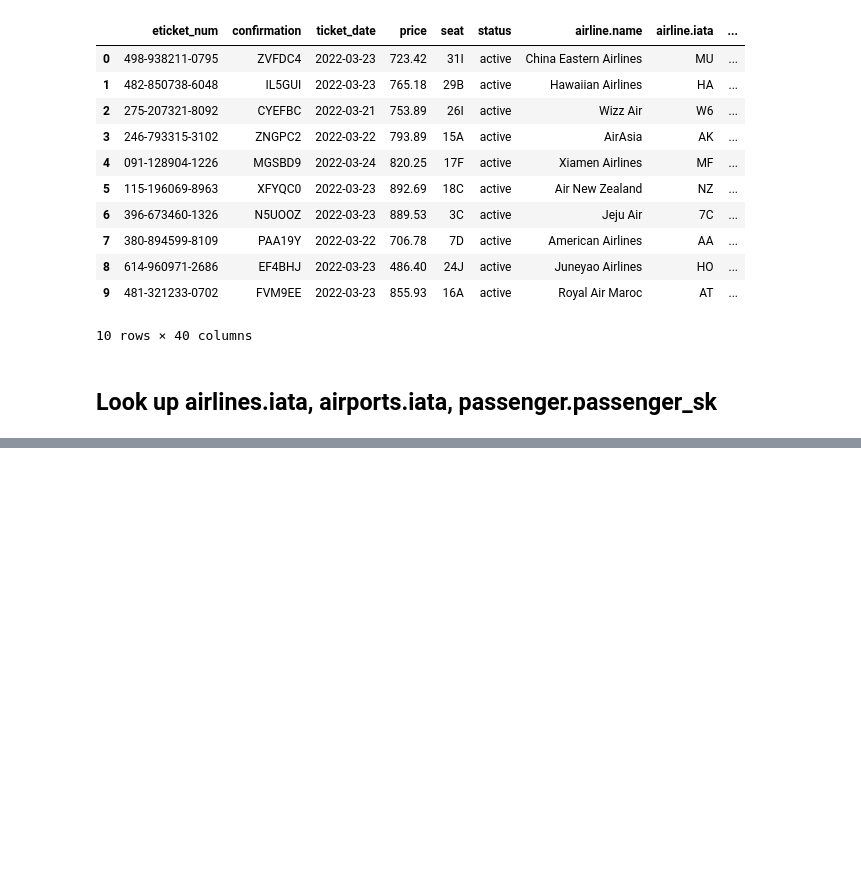
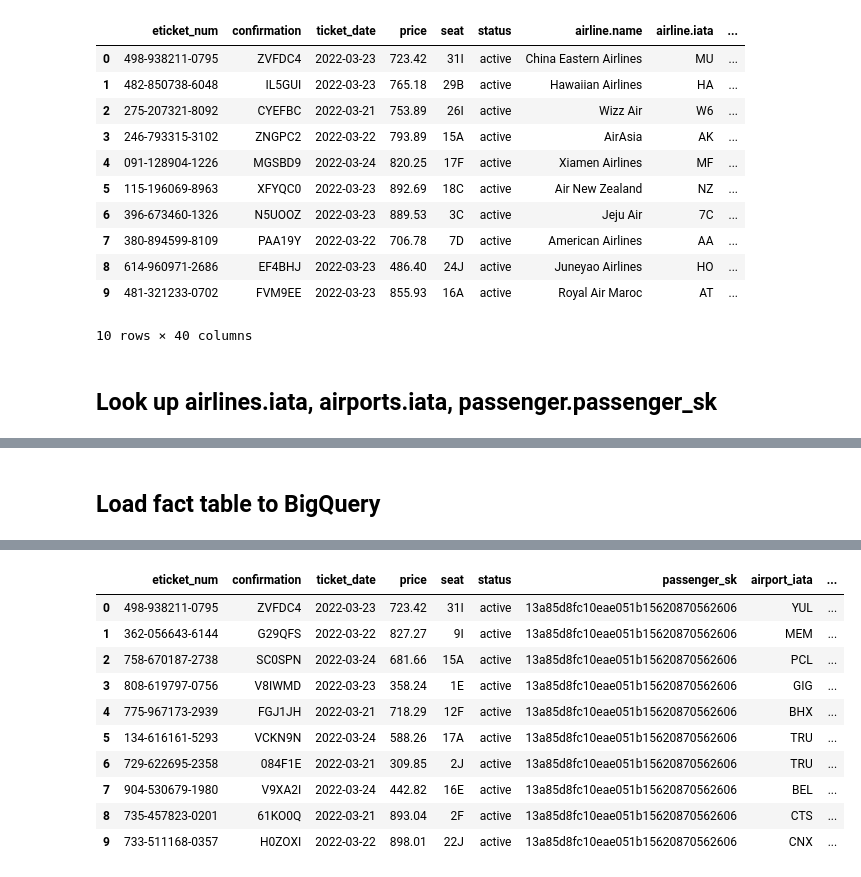
Before and after one commit to ChloeL6/data-modeling, a Jupyter notebook: load_facts.ipynb, the cells around one changed output, grey strips where cells are left out. Saved outputs shown, nothing was run; the diff lists cells and outputs as text; code cells hidden in the pictures; blank space fills up the shorter version.

```diff
--- a/load_facts.ipynb
+++ b/load_facts.ipynb
@@ -24,13 +24,13 @@ DEFAULT_TICKETS_FILE = os.path.join(DATA_DIR, "tickets.json")
 # **** TABLE SCHEMAS ****
 
 TABLE_METADATA = {
-    'receipts': {
-        'table_name': 'receipts',
+    'ticket_info': {
+        'table_name': 'ticket_info',
         'schema': [
             # indexes are written if only named in the schema
             bigquery.SchemaField('eticket_num', 'string', mode='REQUIRED', max_length=128),
             bigquery.SchemaField('confirmation', 'string', mode='REQUIRED'),
-            bigquery.SchemaField('ticket_date', 'date', mode='REQUIRED'),
+            bigquery.SchemaField('ticket_date', 'string', mode='REQUIRED'),
             bigquery.SchemaField('price', 'float', mode='REQUIRED'),
             bigquery.SchemaField('seat', 'string', mode='REQUIRED'),
             bigquery.SchemaField('status', 'string', mode='REQUIRED'),
@@ -183,0 +196,51 @@ display(df.head(10))
+# %% [markdown]
+## Load fact table to BigQuery
+# %%
+# *** generic load function ***
+def load_table(
+    df: pd.DataFrame,
+    client: bigquery.Client,
+    table_name: str,
+    schema: List[bigquery.SchemaField],
+    create_disposition: str = 'CREATE_IF_NEEDED',
+    write_disposition: str = 'WRITE_TRUNCATE'
+    ) -> None:
+    """load dataframe into bigquery table
+
+    Args:
+        df (pd.DataFrame): dataframe to load
+        client (bigquery.Client): bigquery client
+        table_name (str): full table name including project and dataset id
+        schema (List[bigquery.SchemaField]): table schema with data types
+        create_disposition (str, optional): create table disposition. Defaults to 'CREATE_IF_NEEDED'.
+        write_disposition (str, optional): overwrite table disposition. Defaults to 'WRITE_TRUNCATE'.
+    """
+    # *** run some checks ***
+    # test table name to be full table name including project and dataset name. It must contain to dots
+    assert len(table_name.split('.')) == 3, f"Table name must be a full bigquery table name including project and dataset id: '{table_name}'"
+    # setup bigquery load job:
+    #  create table if needed, replace rows, define the table schema
+    job_config = bigquery.LoadJobConfig(
+        create_disposition=create_disposition,
+        write_disposition=write_disposition,
+        schema=schema
+    )
+    logger.info(f"loading table: '{table_name}'")
+    job = client.load_table_from_dataframe(df, destination=table_name, job_config=job_config)
+    job.result()        # wait for the job to finish
+    # get the resulting table
+    table = client.get_table(table_name)
+    logger.info(f"loaded {table.num_rows} rows into {table.full_table_id}")
+
+
+
+
+# get unique tickets
+tickets = df[['eticket_num', 'confirmation', 'ticket_date', 'price', 'seat', 'status', 'passenger_sk', 'airport_iata', 'airline_iata']].drop_duplicates(keep='first')
+logger.info(f"Preparing {len(tickets.index)} unique tickets to load to bigquery")
+display(tickets.head(n=10))
+# load to bigquery
+table_name = f"{PROJECT_NAME}.{DATASET_NAME}.{TABLE_METADATA['ticket_info']['table_name']}"
+schema = TABLE_METADATA['ticket_info']['schema']
+load_table(tickets, client, table_name, schema)
+# %% [output]
@@ -183,0 +248,11 @@ display(df.head(10))
+|  | eticket_num | confirmation | ticket_date | price | seat | status | passenger_sk | airport_iata | ... |
+| 0 | 498-938211-0795 | ZVFDC4 | 2022-03-23 | 723.42 | 31I | active | 13a85d8fc10eae051b15620870562606 | YUL | ... |
+| 1 | 362-056643-6144 | G29QFS | 2022-03-22 | 827.27 | 9I | active | 13a85d8fc10eae051b15620870562606 | MEM | ... |
+| 2 | 758-670187-2738 | SC0SPN | 2022-03-24 | 681.66 | 15A | active | 13a85d8fc10eae051b15620870562606 | PCL | ... |
+| 3 | 808-619797-0756 | V8IWMD | 2022-03-23 | 358.24 | 1E | active | 13a85d8fc10eae051b15620870562606 | GIG | ... |
+| 4 | 775-967173-2939 | FGJ1JH | 2022-03-21 | 718.29 | 12F | active | 13a85d8fc10eae051b15620870562606 | BHX | ... |
+| 5 | 134-616161-5293 | VCKN9N | 2022-03-24 | 588.26 | 17A | active | 13a85d8fc10eae051b15620870562606 | TRU | ... |
+| 6 | 729-622695-2358 | 084F1E | 2022-03-21 | 309.85 | 2J | active | 13a85d8fc10eae051b15620870562606 | TRU | ... |
+| 7 | 904-530679-1980 | V9XA2I | 2022-03-24 | 442.82 | 16E | active | 13a85d8fc10eae051b15620870562606 | BEL | ... |
+| 8 | 735-457823-0201 | 61KO0Q | 2022-03-21 | 893.04 | 2F | active | 13a85d8fc10eae051b15620870562606 | CTS | ... |
+| 9 | 733-511168-0357 | H0ZOXI | 2022-03-22 | 898.01 | 22J | active | 13a85d8fc10eae051b15620870562606 | CNX | ... |
```
Also changed, not shown: parts of 6 cells of this notebook.
